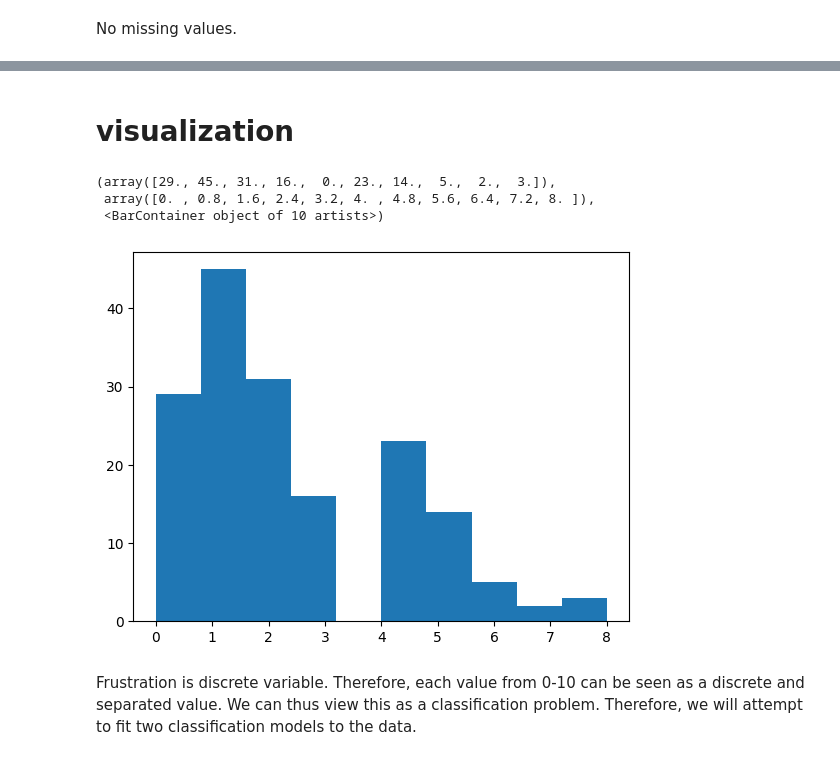
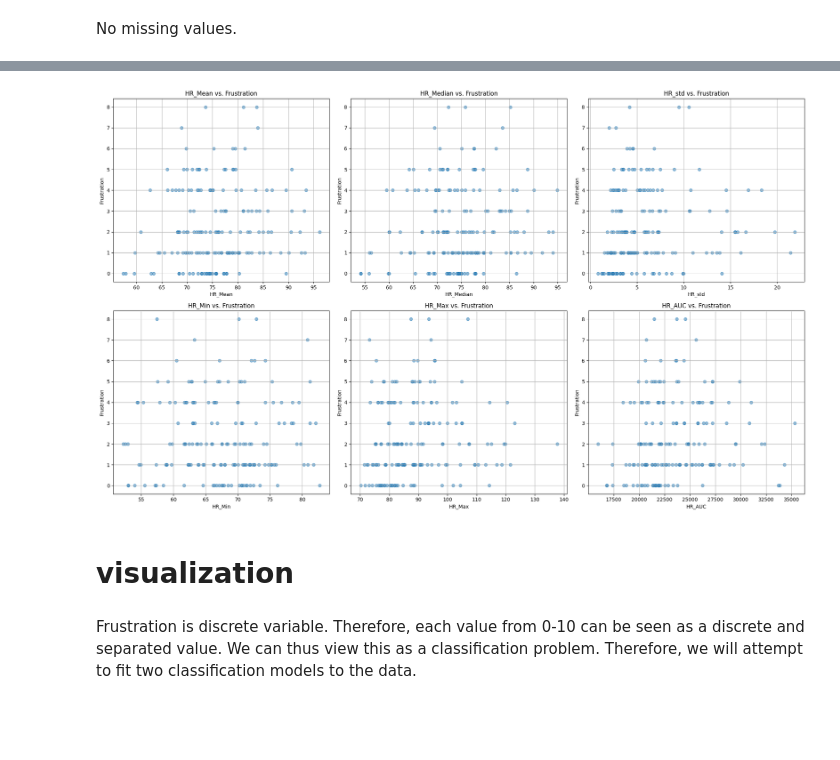
Before and after one commit to Mikel-Yu/02455-individual-project, a Jupyter notebook: Assignment_1_Task_2.ipynb, the cells around one changed output, grey strips where cells are left out. Cells and saved outputs as stored; diff of their text form; code cells hidden in the pictures; blank space fills up the shorter version.

```diff
--- a/Assignment_1_Task_2.ipynb
+++ b/Assignment_1_Task_2.ipynb
@@ -66,12 +58,25 @@ for column in df.columns:
+# %%
+# Extract heart rate related columns and frustration
+hr_columns = ['HR_Mean', 'HR_Median', 'HR_std', 'HR_Min', 'HR_Max', 'HR_AUC']
+frustration = df['Frustrated']
+
+# Plot each heart rate attribute against frustration
+plt.figure(figsize=(20, 12))
+
+for i, column in enumerate(hr_columns, 1):
+    plt.subplot(2, 3, i)
+    plt.scatter(df[column], frustration, alpha=0.5)
+    plt.xlabel(column)
+    plt.ylabel('Frustration')
+    plt.title(f'{column} vs. Frustration')
+    plt.grid(True)
+
+plt.tight_layout()
+plt.show()
+# %% [output]
+[figure, added]
 # %% [markdown]
 # visualization
-# %%
-plt.hist(Frustrated)
-# %% [output]
-(array([29., 45., 31., 16.,  0., 23., 14.,  5.,  2.,  3.]),
- array([0. , 0.8, 1.6, 2.4, 3.2, 4. , 4.8, 5.6, 6.4, 7.2, 8. ]),
- <BarContainer object of 10 artists>)
-[figure, removed]
 # %% [markdown]
 Frustration is discrete variable. Therefore, each value from 0-10 can be seen as a discrete and separated value. We can thus view this as a classification problem. Therefore, we will attempt to fit two classification models to the data.
 # %% [markdown]
```
Also changed, not shown: parts of 41 cells of this notebook, 8 other files.
